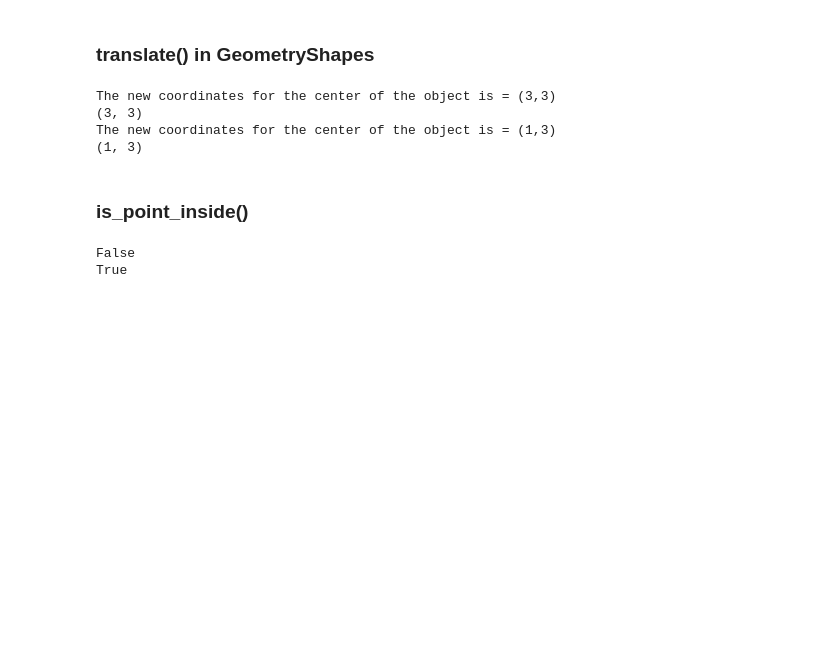
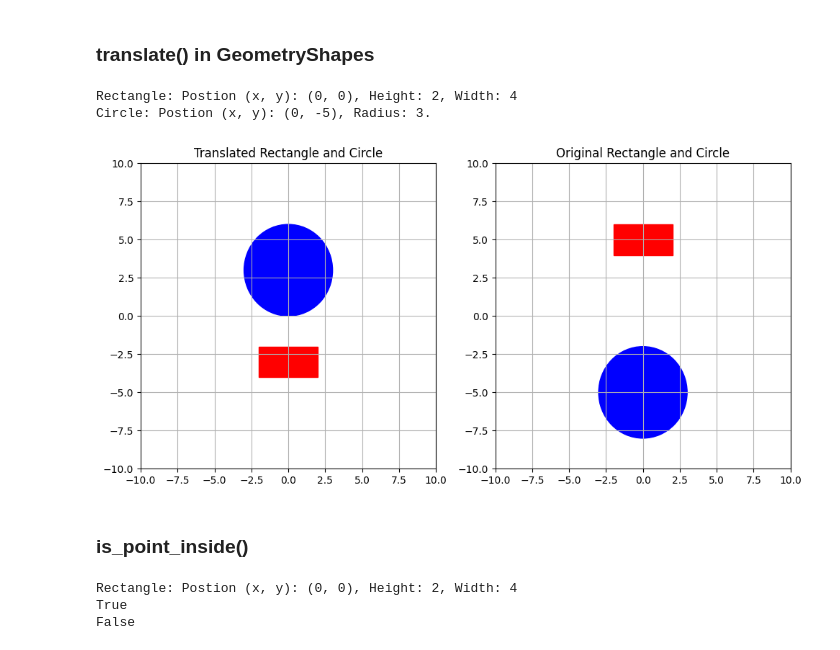
Before and after one commit to DeerBay/Python-Julia-Sjoholm, a Jupyter notebook: Labs/Lab3/Scripts/work_in_progress.ipynb, the cells around one changed output. Cells and saved outputs as stored; diff of their text form; code cells hidden in the pictures; blank space fills up the shorter version.

```diff
--- a/Labs/Lab3/Scripts/work_in_progress.ipynb
+++ b/Labs/Lab3/Scripts/work_in_progress.ipynb
@@ -202,24 +214,53 @@ True
 False
 # %% [markdown]
 ### translate() in GeometryShapes
-# %%
-my_box = Rectangle(1, 1, 4, 4)
-my_box.translate(2, 2)
-print(f"({my_box.x}, {my_box.y})")
-
-my_circle = Circle(0, 1, 6)
-my_circle.translate(1, 2)
-print(f"({my_circle.x}, {my_circle.y})")
-# %% [output]
-The new coordinates for the center of the object is = (3,3)
-(3, 3)
-The new coordinates for the center of the object is = (1,3)
-(1, 3)
+# %%
+import matplotlib.pyplot as plt
+from matplotlib.patches import Rectangle as Rect, Circle as Circ
+
+# Instantiate rectangle and circle objects
+rectangle_1 = Rectangle(0, 5, 2, 4)
+circle = Circle(0, -5, 3)
+
+# Translate the objects using the translate_xy method
+print(rectangle1)
+rectangle_1.translate_xy(0, -8)
+print(circle)
+circle.translate_xy(0, 8)
+
+# Create subplots with two columns
+fig, axes = plt.subplots(nrows=1, ncols=2, figsize=(10, 5))
+
+# Plot the translated rectangle in the first subplot
+axes[0].add_patch(Rect((rectangle_1.x - rectangle_1.width/2, rectangle_1.y - rectangle_1.height/2), rectangle_1.width, rectangle_1.height, color='red'))
+axes[0].add_patch(Circ((circle.x, circle.y), circle.radius, color='blue'))
+axes[0].set_xlim(-10, 10)
+axes[0].set_ylim(-10, 10)
+axes[0].grid(True)
+axes[0].set_title('Translated Rectangle and Circle')
+
+# Plot the original rectangle and circle in the second subplot
+axes[1].add_patch(Rect((0-rectangle_1.width/2, 5-rectangle_1.height/2), rectangle_1.width, rectangle_1.height, color='red'))
+axes[1].add_patch(Circ((0, -5), circle.radius, color='blue'))
+axes[1].set_xlim(-10, 10)
+axes[1].set_ylim(-10, 10)
+axes[1].grid(True)
+axes[1].set_title('Original Rectangle and Circle')
+
+# Show the subplots
+plt.tight_layout()
+plt.show()
+# %% [output]
+Rectangle: Postion (x, y): (0, 0), Height: 2, Width: 4
+Circle: Postion (x, y): (0, -5), Radius: 3.
+[figure, added]
 # %% [markdown]
 ### is_point_inside()
 # %%
-print(my_box.is_point_inside(0.5, 0.5)) # False
-print(my_box.is_point_inside(3, 3)) # True
+print(rectangle1)
+print(rectangle1.is_point_inside(0.5, 0.5)) # True
+print(rectangle1.is_point_inside(3, 3)) # False
 # %% [output]
+Rectangle: Postion (x, y): (0, 0), Height: 2, Width: 4
+True
 False
-True
```
Also changed, not shown: parts of 6 cells of this notebook, 2 other files.
